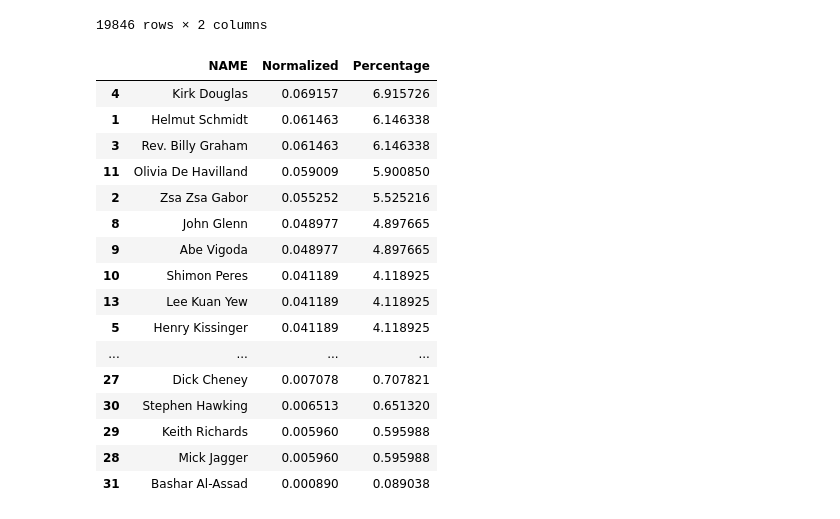
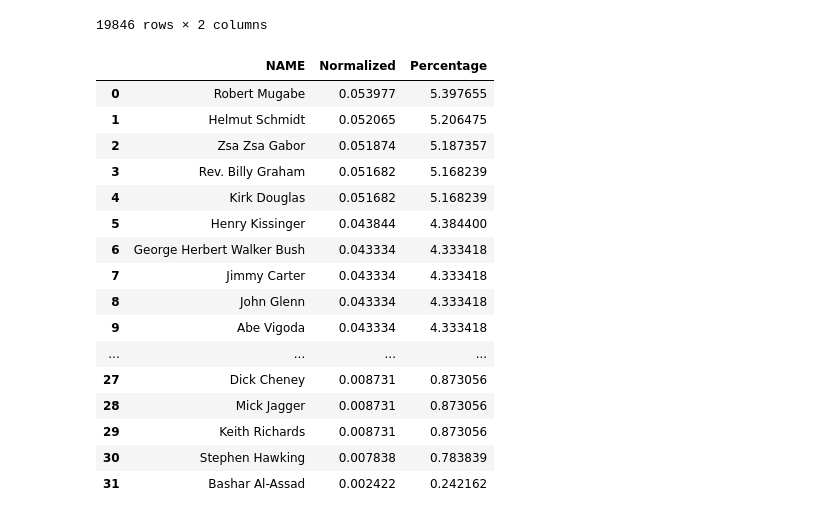
Before and after one commit to aashray/Data_Science, a Jupyter notebook: project_assignment_3_status/notebook/Assignment 3 - status.ipynb, the cells around one changed output. Drawn from its saved outputs; the diff is of its cells as text; code cells hidden in the pictures.

Commit message:
Revert "Important : New predictions using SSA tables, winners have changed"
This reverts commit 232307af513c3f3f5527cee506e41efd1257d7ef.

```diff
--- a/project_assignment_3_status/notebook/Assignment 3 - status.ipynb
+++ b/project_assignment_3_status/notebook/Assignment 3 - status.ipynb
@@ -9,15 +9,5 @@ Loading Life Tables 2010 for both Males and Females
 # %%
 m_life_df = pd.read_csv('../data/Period_Life_Table_Male_2010.csv')
 f_life_df = pd.read_csv('../data/Period_Life_Table_Female_2010.csv')
-#Renaming columns for convinience
-m_life_df.columns = ['Age', 'Death_Probability']
-f_life_df.columns = ['Age', 'Death_Probability']
 df = pd.read_csv('../data/nndb_data.csv')
 actual_data = pd.read_csv('../data/probabilities.csv')
-actual_data['New_Death_Probability'] = 0
-for i in actual_data.index:
-    if actual_data['GENDER'].loc[i] == 'Male' :
-        actual_data['New_Death_Probability'].loc[i] = m_life_df['Death_Probability'].loc[actual_data['AGE'].loc[i]]
-    else:
-        actual_data['New_Death_Probability'].loc[i] = f_life_df['Death_Probability'].loc[actual_data['AGE'].loc[i]]
-print actual_data
@@ -147,39 +144,38 @@ df_males_data[['Name','Normalized']]
 | 19845 | Terry Zwigoff | 0.000018 |
 19846 rows × 2 columns
 # %%
-arr = np.array(actual_data['New_Death_Probability'])
+arr = np.array(actual_data['PROBABILITY OF DEATH'])
 sum_prob = arr.sum()
 final = []
 
 for i in arr:
     val = i/sum_prob
     final.append(val)
 
 normalized = np.asarray(final)
 #s = normalized.sum().round(2)
 #print s
 
 actual_data['Normalized'] = normalized
 actual_data['Percentage'] = actual_data['Normalized'] * 100
-actual_data = actual_data.sort('Percentage',ascending=False)
 actual_data.to_csv('../data/normalized_actual_data.csv')
 actual_data[['NAME','Normalized','Percentage']]
 #print actual_data['Normalized'].sum()
 # %% [output]
 |  | NAME | Normalized | Percentage |
-| 4 | Kirk Douglas | 0.069157 | 6.915726 |
-| 1 | Helmut Schmidt | 0.061463 | 6.146338 |
-| 3 | Rev. Billy Graham | 0.061463 | 6.146338 |
-| 11 | Olivia De Havilland | 0.059009 | 5.900850 |
-| 2 | Zsa Zsa Gabor | 0.055252 | 5.525216 |
-| 8 | John Glenn | 0.048977 | 4.897665 |
-| 9 | Abe Vigoda | 0.048977 | 4.897665 |
-| 10 | Shimon Peres | 0.041189 | 4.118925 |
-| 13 | Lee Kuan Yew | 0.041189 | 4.118925 |
-| 5 | Henry Kissinger | 0.041189 | 4.118925 |
+| 0 | Robert Mugabe | 0.053977 | 5.397655 |
+| 1 | Helmut Schmidt | 0.052065 | 5.206475 |
+| 2 | Zsa Zsa Gabor | 0.051874 | 5.187357 |
+| 3 | Rev. Billy Graham | 0.051682 | 5.168239 |
+| 4 | Kirk Douglas | 0.051682 | 5.168239 |
+| 5 | Henry Kissinger | 0.043844 | 4.384400 |
+| 6 | George Herbert Walker Bush | 0.043334 | 4.333418 |
+| 7 | Jimmy Carter | 0.043334 | 4.333418 |
+| 8 | John Glenn | 0.043334 | 4.333418 |
+| 9 | Abe Vigoda | 0.043334 | 4.333418 |
 | ... | ... | ... | ... |
-| 27 | Dick Cheney | 0.007078 | 0.707821 |
-| 30 | Stephen Hawking | 0.006513 | 0.651320 |
-| 29 | Keith Richards | 0.005960 | 0.595988 |
-| 28 | Mick Jagger | 0.005960 | 0.595988 |
-| 31 | Bashar Al-Assad | 0.000890 | 0.089038 |
+| 27 | Dick Cheney | 0.008731 | 0.873056 |
+| 28 | Mick Jagger | 0.008731 | 0.873056 |
+| 29 | Keith Richards | 0.008731 | 0.873056 |
+| 30 | Stephen Hawking | 0.007838 | 0.783839 |
+| 31 | Bashar Al-Assad | 0.002422 | 0.242162 |
```
Also changed, not shown: parts of 3 cells of this notebook, 1 other file.
